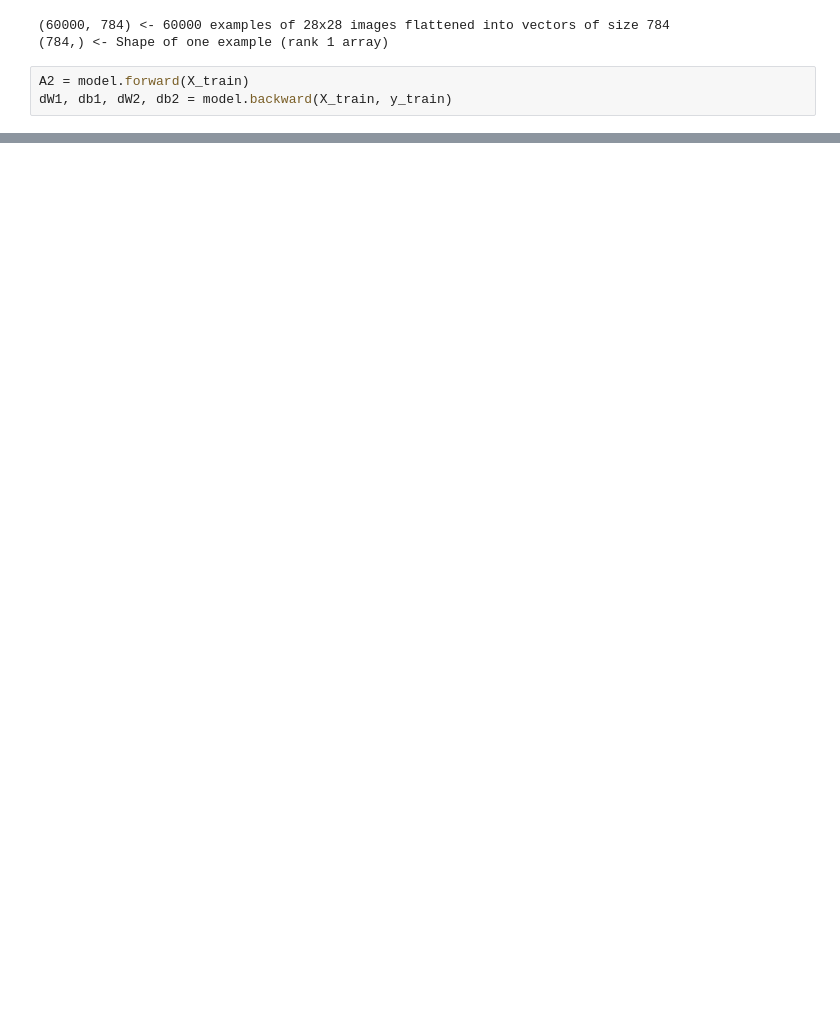
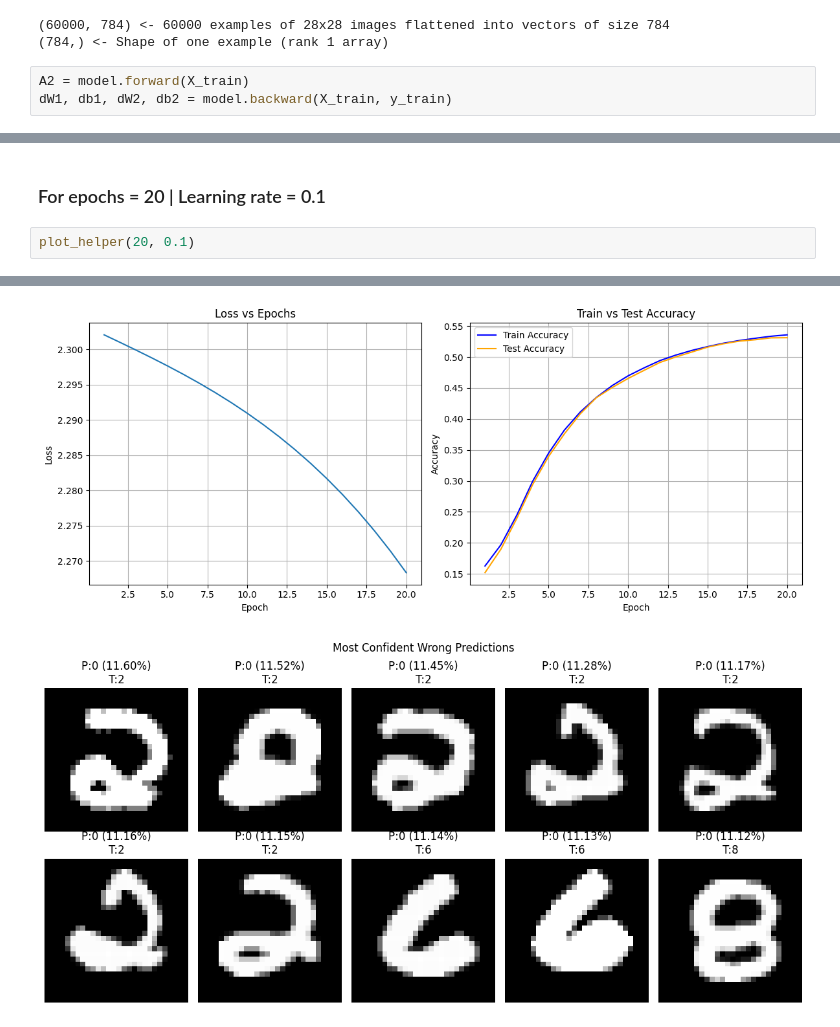
Before and after one commit to S84v/mnist-from-scratch, a Jupyter notebook: notebook.ipynb, the cells around one changed output, grey strips where cells are left out. Drawn from its saved outputs; the diff is of its cells as text; blank space fills up the shorter version.

```diff
--- a/notebook.ipynb
+++ b/notebook.ipynb
@@ -34,0 +291,5 @@ db1: (1, 128)
+# %% [markdown]
+### For epochs = 20 | Learning rate = 0.1
+# %%
+plot_helper(20, 0.1)
+# %% [output]
@@ -34,0 +316,2 @@ db1: (1, 128)
+[figure, added]
+[figure, added]
```
Also changed, not shown: parts of 21 cells of this notebook.
